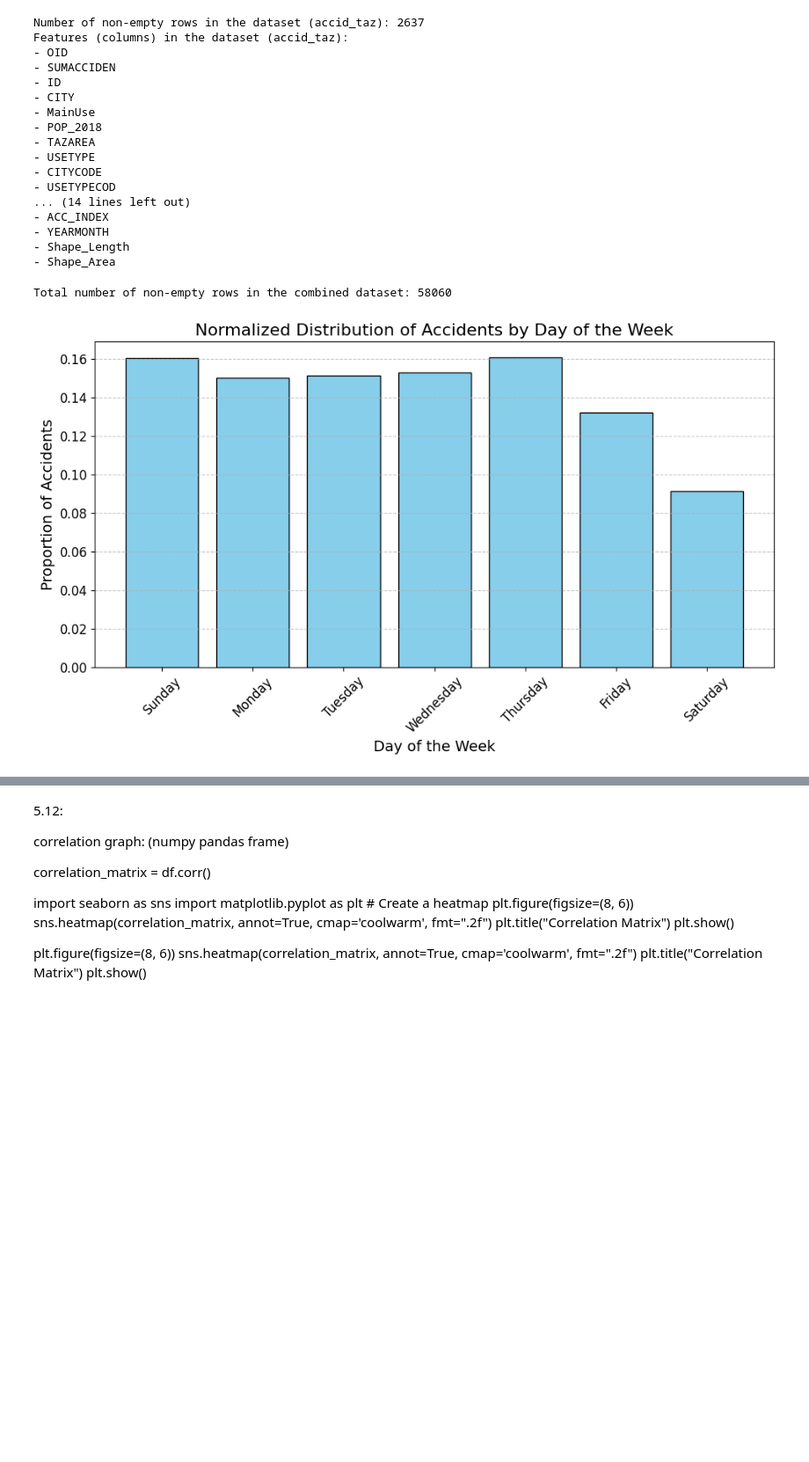
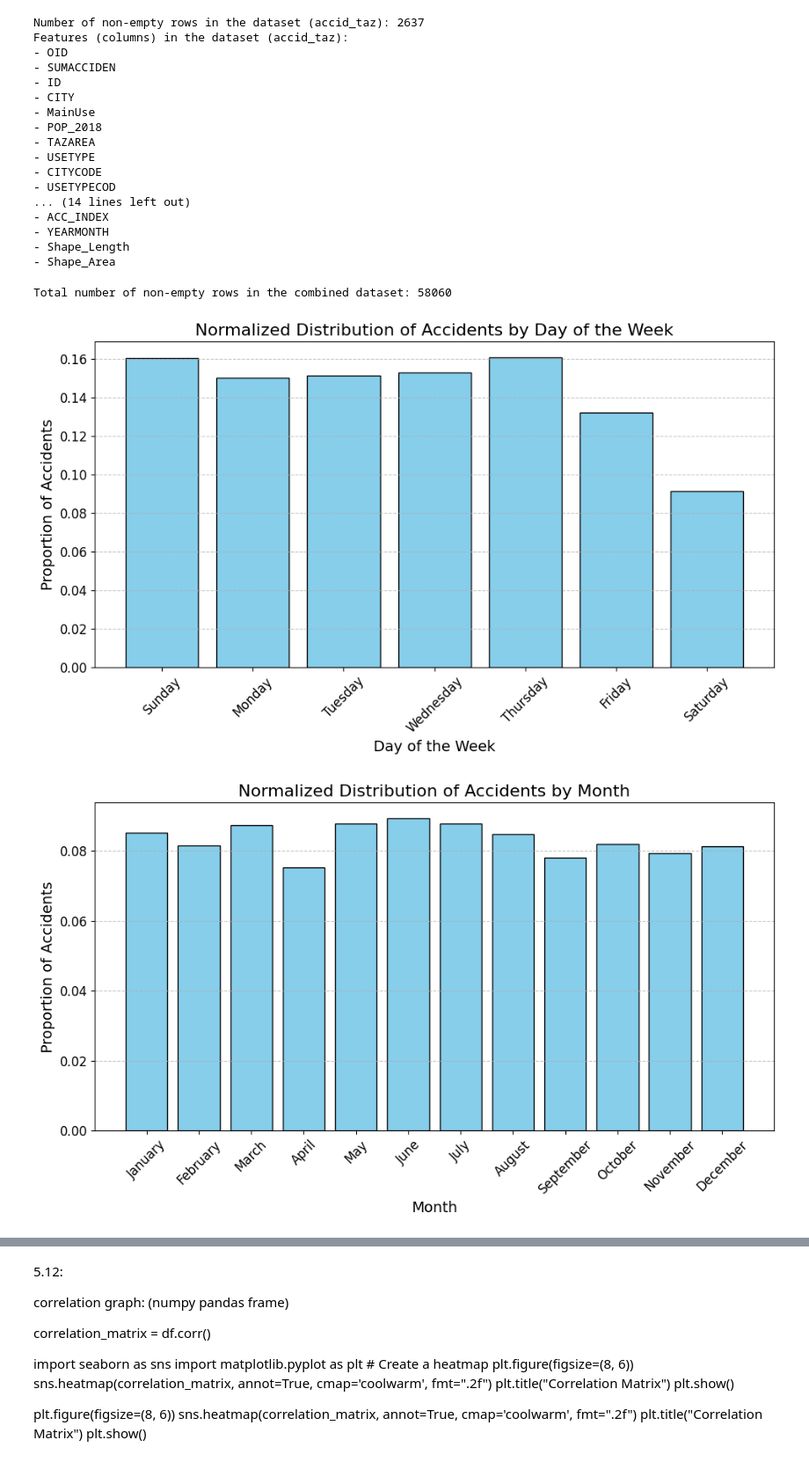
Before and after one commit to zaurusman/Project-RideShare, a Jupyter notebook: project_rIdeshare.ipynb, the cells around one changed output, grey strips where cells are left out. Shown at 88% size. Cells and saved outputs as stored; diff of their text form; code cells hidden in the pictures; blank space fills up the shorter version.

```diff
--- a/project_rIdeshare.ipynb
+++ b/project_rIdeshare.ipynb
@@ -272,7 +272,7 @@ field_mappings = {
     },
     'YOM_LAYLA': {
         'mapping': {
-            1: "Day", 2: "Night"
+            1: "Day", 5: "Night"
         },
         'title': 'Normalized Distribution of Accidents by Day/Night',
         'xlabel': 'Day or Night'
@@ -284,30 +284,31 @@ for field, details in field_mappings.items():
     # Check if the field exists in the data
     if field not in combined_data.columns:
         print(f"Field '{field}' is missing from the dataset. Skipping...")
         continue
 
     # Map field values to names
     combined_data[f'{field}_Name'] = combined_data[field].map(details['mapping'])
 
     # Count occurrences for each category
     field_counts = combined_data[f'{field}_Name'].value_counts().reindex(details['mapping'].values(), fill_value=0)
 
     # Normalize the values for distribution (0 to 1)
     field_distribution = field_counts / field_counts.sum()
 
     # Plot the distribution graph
     plt.figure(figsize=(10, 6))
     plt.bar(field_distribution.index, field_distribution.values, edgecolor='black', color='skyblue')
     plt.title(details['title'], fontsize=16)
     plt.xlabel(details['xlabel'], fontsize=14)
     plt.ylabel('Proportion of Accidents', fontsize=14)
     plt.xticks(fontsize=12, rotation=45)
     plt.yticks(fontsize=12)
     plt.grid(axis='y', linestyle='--', alpha=0.7)
     plt.tight_layout()
 
     # Show the graph
     plt.show()
 # %% [output]
 Total number of non-empty rows in the combined dataset: 58060
 [figure]
+[figure, added]
```
Also changed, not shown: parts of 1 cell of this notebook.
